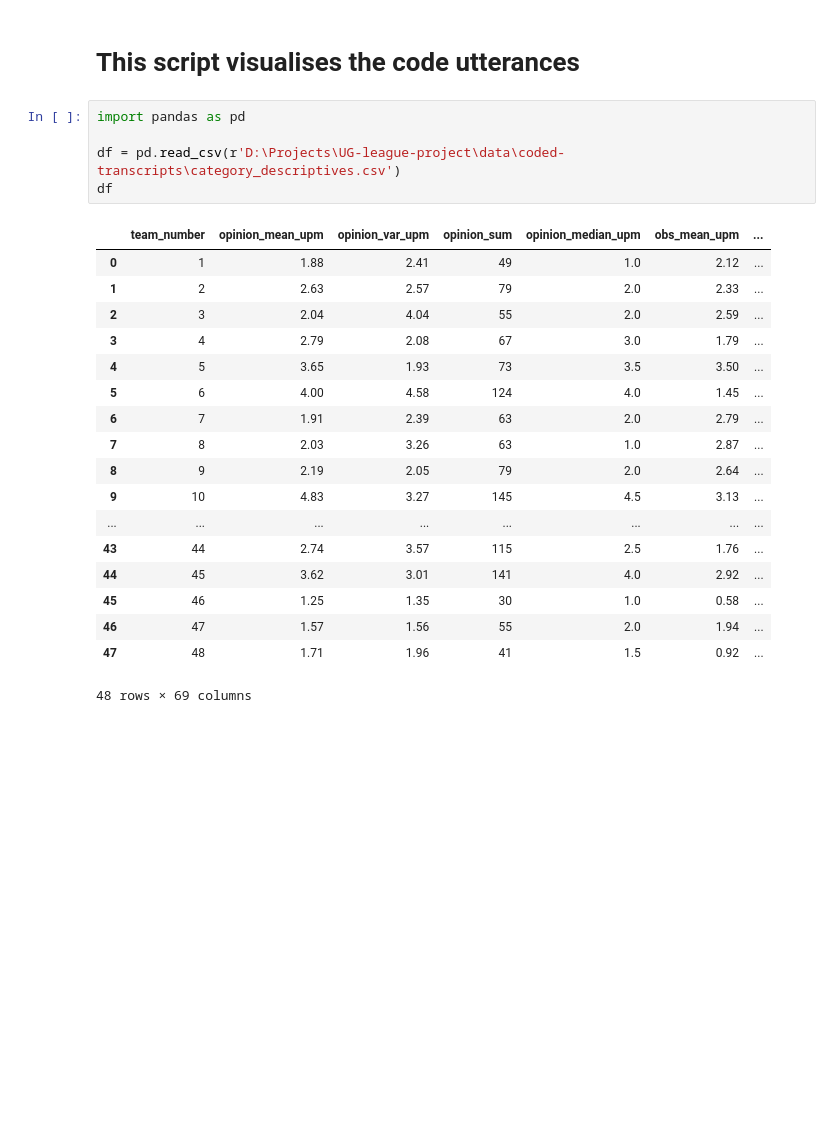
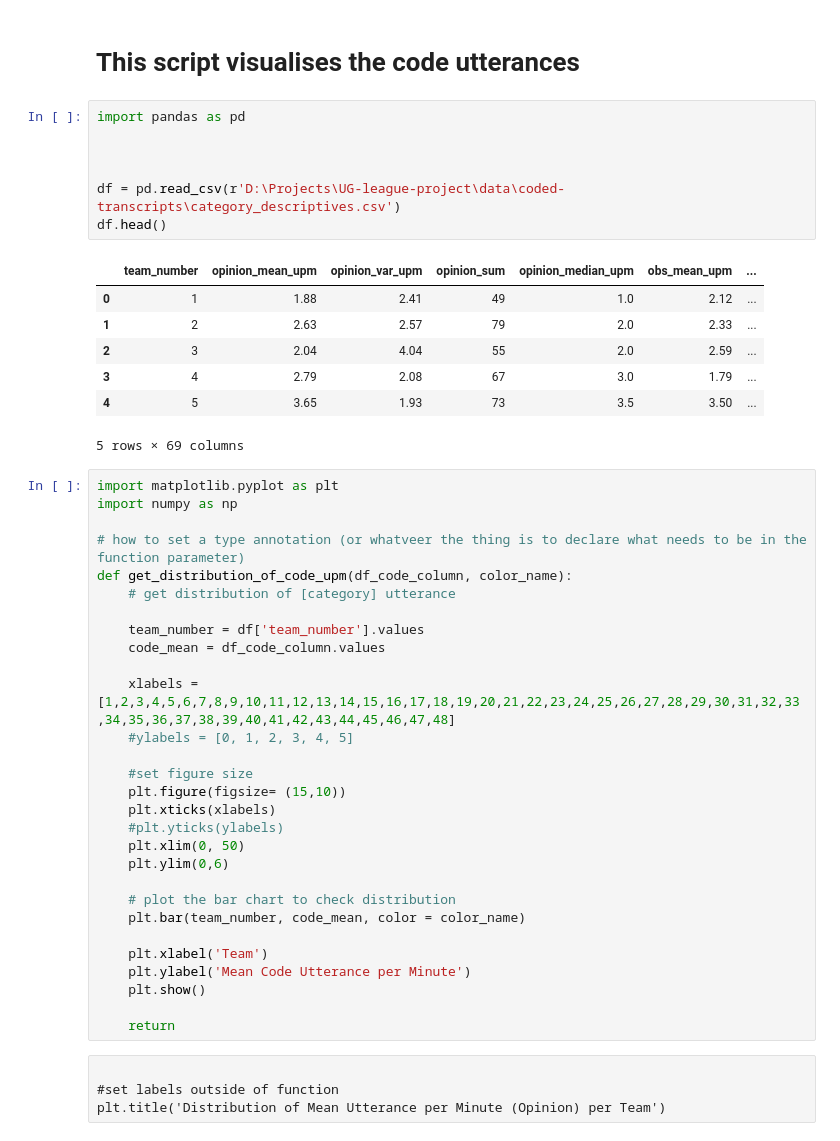
Before and after one commit to evelyntan/scripts, a Jupyter notebook: visualise-code-utterances.ipynb, the cells around one changed output. Cells and saved outputs as stored; diff of their text form; blank space fills up the shorter version.

Commit message:
wrote function to get bar chart of means

```diff
--- a/visualise-code-utterances.ipynb
+++ b/visualise-code-utterances.ipynb
@@ -3,24 +3,48 @@
 # %%
 import pandas as pd
 
+
+
 df = pd.read_csv(r'D:\Projects\UG-league-project\data\coded-transcripts\category_descriptives.csv')
-df
+df.head()
 # %% [output]
 |  | team_number | opinion_mean_upm | opinion_var_upm | opinion_sum | opinion_median_upm | obs_mean_upm | ... |
 | 0 | 1 | 1.88 | 2.41 | 49 | 1.0 | 2.12 | ... |
 | 1 | 2 | 2.63 | 2.57 | 79 | 2.0 | 2.33 | ... |
 | 2 | 3 | 2.04 | 4.04 | 55 | 2.0 | 2.59 | ... |
 | 3 | 4 | 2.79 | 2.08 | 67 | 3.0 | 1.79 | ... |
 | 4 | 5 | 3.65 | 1.93 | 73 | 3.5 | 3.50 | ... |
-| 5 | 6 | 4.00 | 4.58 | 124 | 4.0 | 1.45 | ... |
-| 6 | 7 | 1.91 | 2.39 | 63 | 2.0 | 2.79 | ... |
-| 7 | 8 | 2.03 | 3.26 | 63 | 1.0 | 2.87 | ... |
-| 8 | 9 | 2.19 | 2.05 | 79 | 2.0 | 2.64 | ... |
-| 9 | 10 | 4.83 | 3.27 | 145 | 4.5 | 3.13 | ... |
-| ... | ... | ... | ... | ... | ... | ... | ... |
-| 43 | 44 | 2.74 | 3.57 | 115 | 2.5 | 1.76 | ... |
-| 44 | 45 | 3.62 | 3.01 | 141 | 4.0 | 2.92 | ... |
-| 45 | 46 | 1.25 | 1.35 | 30 | 1.0 | 0.58 | ... |
-| 46 | 47 | 1.57 | 1.56 | 55 | 2.0 | 1.94 | ... |
-| 47 | 48 | 1.71 | 1.96 | 41 | 1.5 | 0.92 | ... |
-48 rows × 69 columns
+5 rows × 69 columns
+# %%
+import matplotlib.pyplot as plt
+import numpy as np
+
+# how to set a type annotation (or whatveer the thing is to declare what needs to be in the function parameter)
+def get_distribution_of_code_upm(df_code_column, color_name):
+    # get distribution of [category] utterance
+
+    team_number = df['team_number'].values
+    code_mean = df_code_column.values
+
+    xlabels = [1,2,3,4,5,6,7,8,9,10,11,12,13,14,15,16,17,18,19,20,21,22,23,24,25,26,27,28,29,30,31,32,33,34,35,36,37,38,39,40,41,42,43,44,45,46,47,48]
+    #ylabels = [0, 1, 2, 3, 4, 5]
+
+    #set figure size
+    plt.figure(figsize= (15,10))
+    plt.xticks(xlabels)
+    #plt.yticks(ylabels)
+    plt.xlim(0, 50)
+    plt.ylim(0,6)
+
+    # plot the bar chart to check distribution
+    plt.bar(team_number, code_mean, color = color_name)
+
+    plt.xlabel('Team')
+    plt.ylabel('Mean Code Utterance per Minute')
+    plt.show()
+
+    return
+# %% [raw]
+
+#set labels outside of function
+plt.title('Distribution of Mean Utterance per Minute (Opinion) per Team')
```
Also changed, not shown: parts of 1 cell of this notebook.
